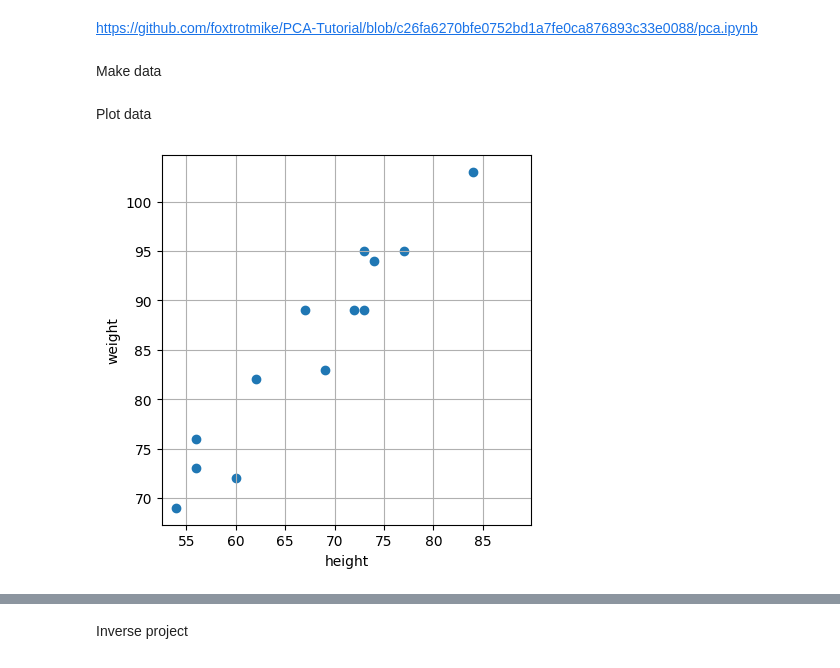
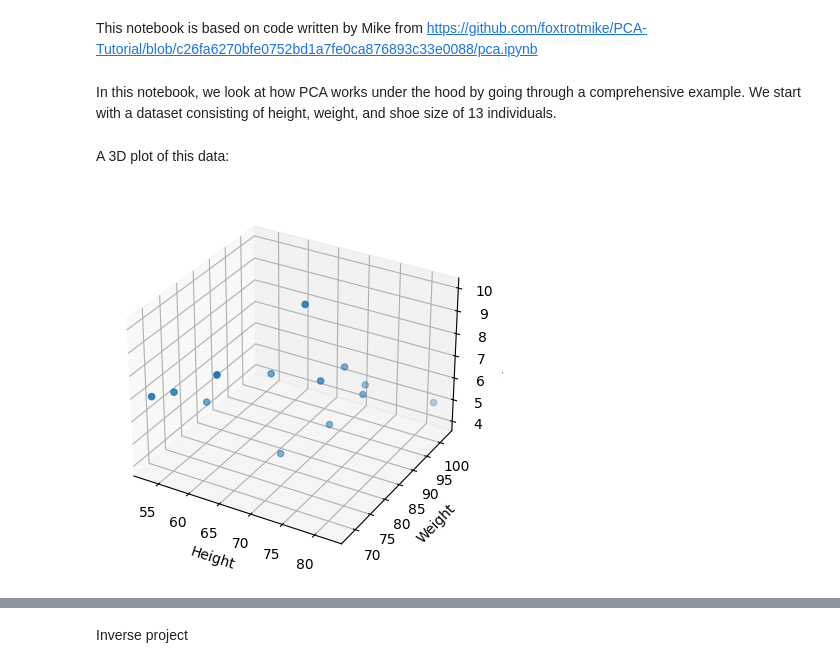
Before and after one commit to wilsbt/PCA, a Jupyter notebook: PCA_Tutorial_Mike.ipynb, the cells around one changed output, grey strips where cells are left out. Cells and saved outputs as stored; diff of their text form; code cells hidden in the pictures.

```diff
--- a/PCA_Tutorial_Mike.ipynb
+++ b/PCA_Tutorial_Mike.ipynb
@@ -1,2 +1,2 @@
 # %% [markdown]
-https://github.com/foxtrotmike/PCA-Tutorial/blob/c26fa6270bfe0752bd1a7fe0ca876893c33e0088/pca.ipynb
+This notebook is based on code written by Mike from https://github.com/foxtrotmike/PCA-Tutorial/blob/c26fa6270bfe0752bd1a7fe0ca876893c33e0088/pca.ipynb
@@ -3,18 +5,20 @@ https://github.com/foxtrotmike/PCA-Tutorial/blob/c26fa6270bfe0752bd1a7fe0ca87689
 # %% [markdown]
-Make data
+In this notebook, we look at how PCA works under the hood by going through a comprehensive example. We start with a dataset consisting of height, weight, and shoe size of 13 individuals.
 # %%
-import numpy as np
-weights = np.array([73,95,72,69,76,82,95,89,89,83,94,89,103]) #in kg
-heights = np.array([56,73,60,54,56,62,77,73,72,69,74,67,84,]) #in inches
+heights = np.array([55, 72, 61, 53, 57, 64, 75, 72, 71,67,74,68,82]) #in inches
+weights = np.array([71,92, 73, 68, 77, 84, 92, 87, 86, 81, 95, 87, 102]) #in kg
+shoe_size = np.array([7, 7, 8, 7, 6, 7, 6, 5, 7, 4, 6, 10, 5]) # in UK
 # %% [markdown]
-Plot data
+A 3D plot of this data:
 # %%
 import matplotlib.pyplot as plt
-plt.scatter(heights,weights)
-plt.xlabel('height')
-plt.ylabel('weight')
-plt.axis('square')
-plt.grid()
+fig = plt.figure()
+ax = fig.add_subplot(projection='3d')
+ax.scatter(heights, weights, shoe_size)
+ax.set_xlabel('Height')
+ax.set_ylabel('Weight')
+ax.set_zlabel('Shoe Size')
+ax.grid()
 plt.show()
 # %% [output]
-[figure, old version]
+[figure, new version]
```
Also changed, not shown: parts of 46 cells of this notebook, 3 other files.
